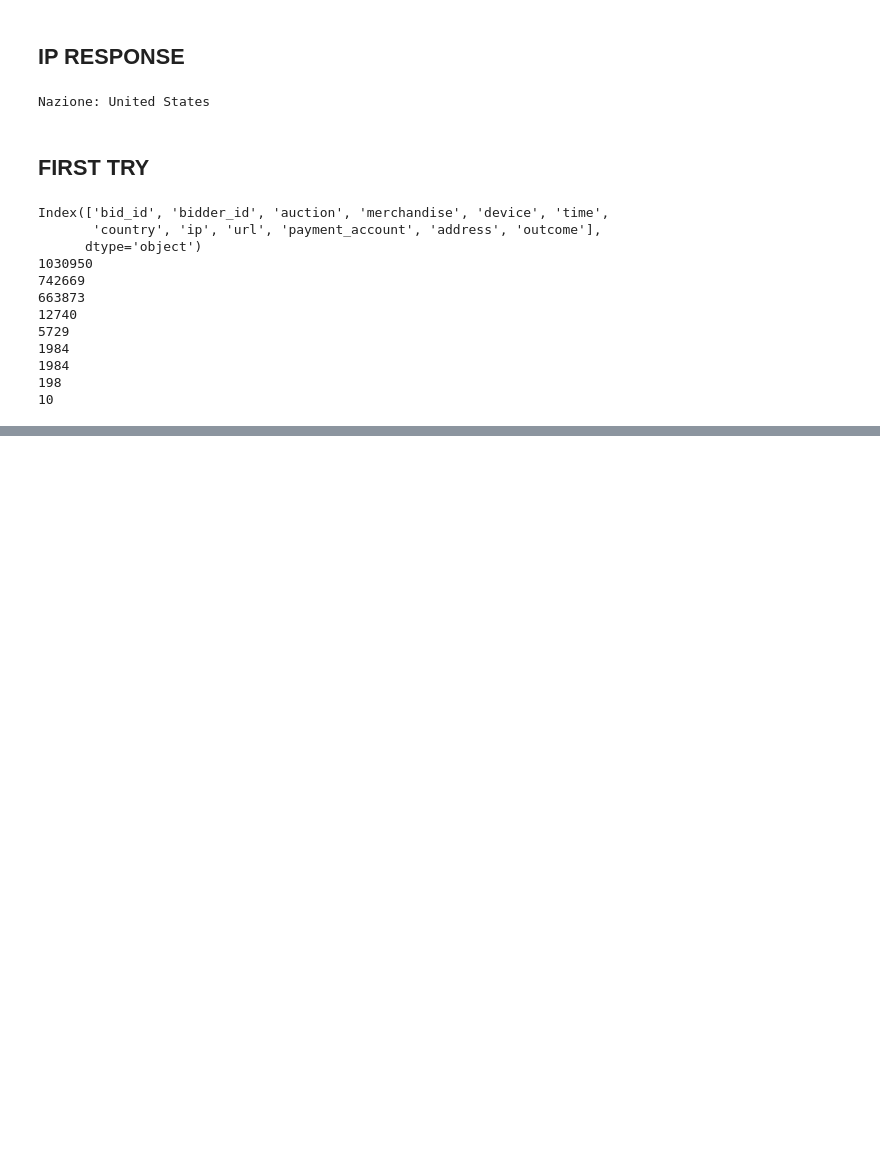
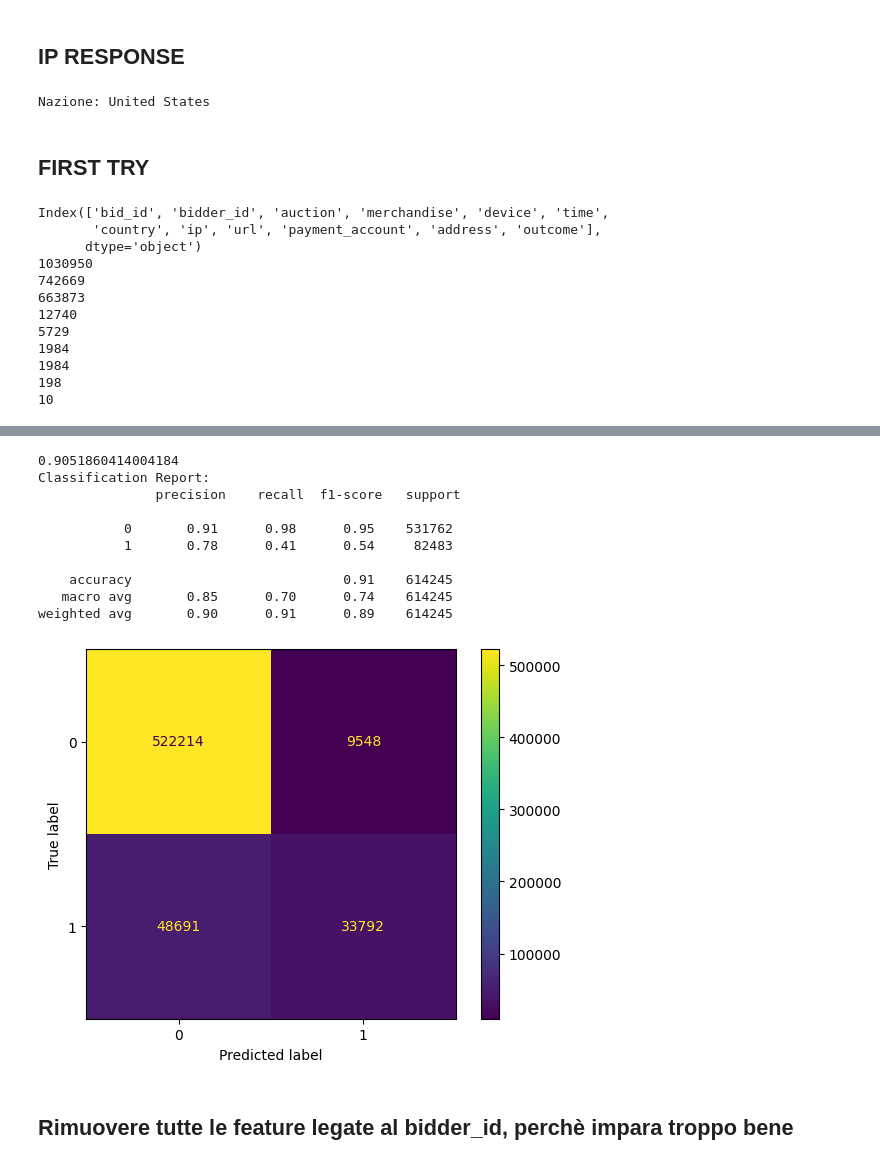
Before and after one commit to trueilorp/Bidder-classification, a Jupyter notebook: SD/facebookSD.ipynb, the cells around one changed output, grey strips where cells are left out. Drawn from its saved outputs; the diff is of its cells as text; code cells hidden in the pictures; blank space fills up the shorter version.

```diff
--- a/SD/facebookSD.ipynb
+++ b/SD/facebookSD.ipynb
@@ -231,0 +245,3 @@ Please also refer to the documentation for alternative solver options:
+# %%
+result.drop(["bidder_id", "auction", "device", "address", "payment_account"], axis=1, inplace=True)
+result.head(5)
@@ -231,0 +255,39 @@ Please also refer to the documentation for alternative solver options:
+# %%
+from sklearn.tree import DecisionTreeClassifier
+from sklearn.metrics import classification_report, f1_score, accuracy_score
+from sklearn.tree import plot_tree
+import matplotlib.pyplot as plt
+
+X = result.iloc[:, result.columns != "outcome"]
+y = result.iloc[:, result.columns == "outcome"]
+
+from sklearn.model_selection import train_test_split
+X_train, X_test, y_train, y_test = train_test_split(X, y, test_size=0.2, random_state=42, stratify=y)
+
+dt = DecisionTreeClassifier()
+dt.fit(X_train, y_train)
+y_pred = dt.predict(X_test)
+# y_pred = y_pred.astype(int)
+
+print(accuracy_score(y_test, y_pred))
+print("Classification Report:\n", classification_report(y_test, y_pred))
+# plt.figure(figsize=(10, 7))
+# plot_tree(dt, feature_names=X.columns, class_names=['0', '1'], filled=True)
+# plt.show()
+
+from sklearn.metrics import ConfusionMatrixDisplay
+cm_dt = ConfusionMatrixDisplay.from_estimator(dt, X_test, y_test)
+# %% [output]
+0.9051860414004184
+Classification Report:
+               precision    recall  f1-score   support
+
+           0       0.91      0.98      0.95    531762
+           1       0.78      0.41      0.54     82483
+
+    accuracy                           0.91    614245
+   macro avg       0.85      0.70      0.74    614245
+weighted avg       0.90      0.91      0.89    614245
+[figure, added]
+# %% [markdown]
+## Rimuovere tutte le feature legate al bidder_id, perchè impara troppo bene
```
Also changed, not shown: parts of 6 cells of this notebook.
